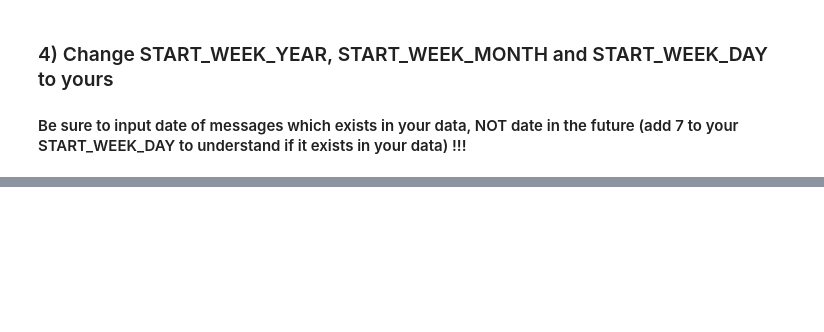
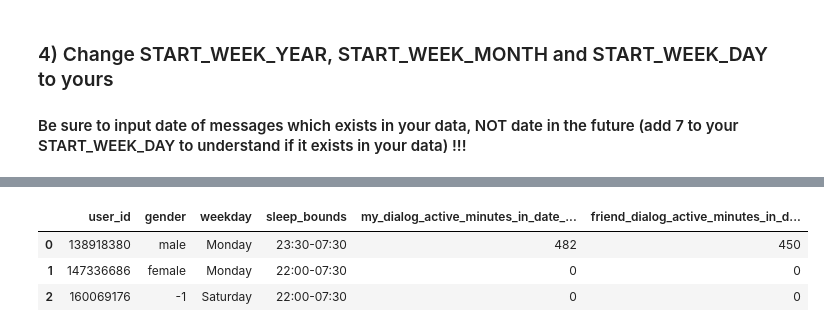
Before and after one commit to denysgerasymuk799/Dialogs-To-Value, a Jupyter notebook: 3_dialogs_analysis.ipynb, the cells around one changed output, grey strips where cells are left out. Drawn from its saved outputs; the diff is of its cells as text; code cells hidden in the pictures; blank space fills up the shorter version.

```diff
--- a/3_dialogs_analysis.ipynb
+++ b/3_dialogs_analysis.ipynb
@@ -779,0 +721,8 @@ plot.show()
+# %%
+members_statistic_df.to_csv(path_to_members_statistics, index=False)
+members_statistic_df
+# %% [output]
+|  | user_id | gender | weekday | sleep_bounds | my_dialog_active_minutes_in_date_... | friend_dialog_active_minutes_in_d... |
+| 0 | 138918380 | male | Monday | 23:30-07:30 | 482 | 450 |
+| 1 | 147336686 | female | Monday | 22:00-07:30 | 0 | 0 |
+| 2 | 160069176 | -1 | Saturday | 22:00-07:30 | 0 | 0 |
```
Also changed, not shown: parts of 14 cells of this notebook, 2 other files.
